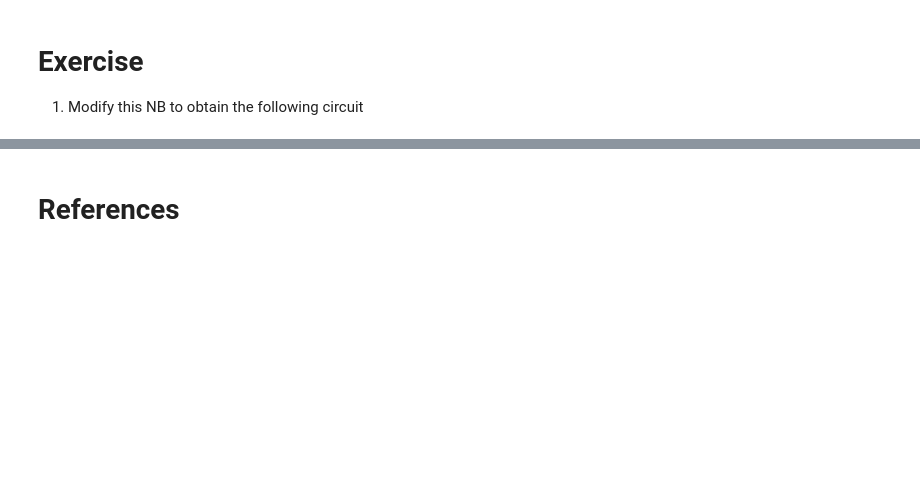
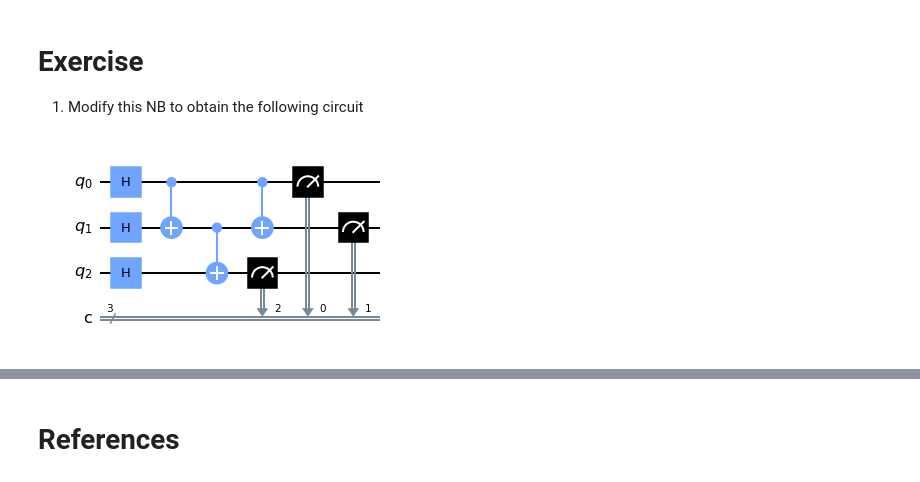
Before and after one commit to jaorduz/IntroQuantumCompu, a Jupyter notebook: NB_1/QC0_2_Qiskit.ipynb, the cells around one changed output, grey strips where cells are left out. Drawn from its saved outputs; the diff is of its cells as text; code cells hidden in the pictures; blank space fills up the shorter version.

```diff
--- a/NB_1/QC0_2_Qiskit.ipynb
+++ b/NB_1/QC0_2_Qiskit.ipynb
@@ -63,6 +63,18 @@ circuit.cx(qr[0], qr[1])
 circuit.measure(qr,cr)
 circuit.draw(output='mpl')
 -->
+# %%
+qr = QuantumRegister(3,'q')
+cr = ClassicalRegister(3,'c')
+circuit = QuantumCircuit(qr,cr)
+circuit.h(qr)
+circuit.cx(qr[0], qr[1])
+circuit.cx(qr[1], qr[2])
+circuit.cx(qr[0], qr[1])
+circuit.measure(qr,cr)
+circuit.draw(output='mpl')
+# %% [output]
+[figure, added]
 # %% [markdown]
 ![fishy](../FIGS/A2.png)
 # %%
```
Also changed, not shown: parts of 2 cells of this notebook, 5 other files.
